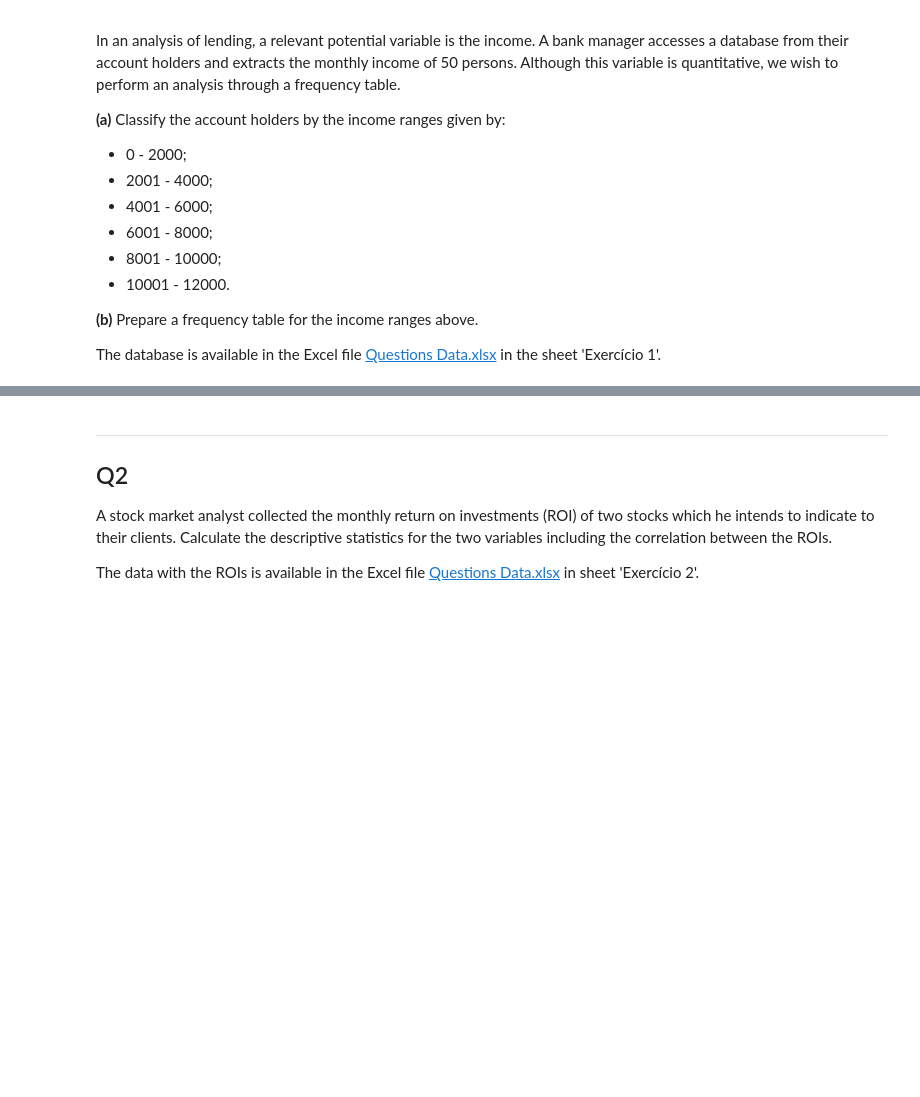
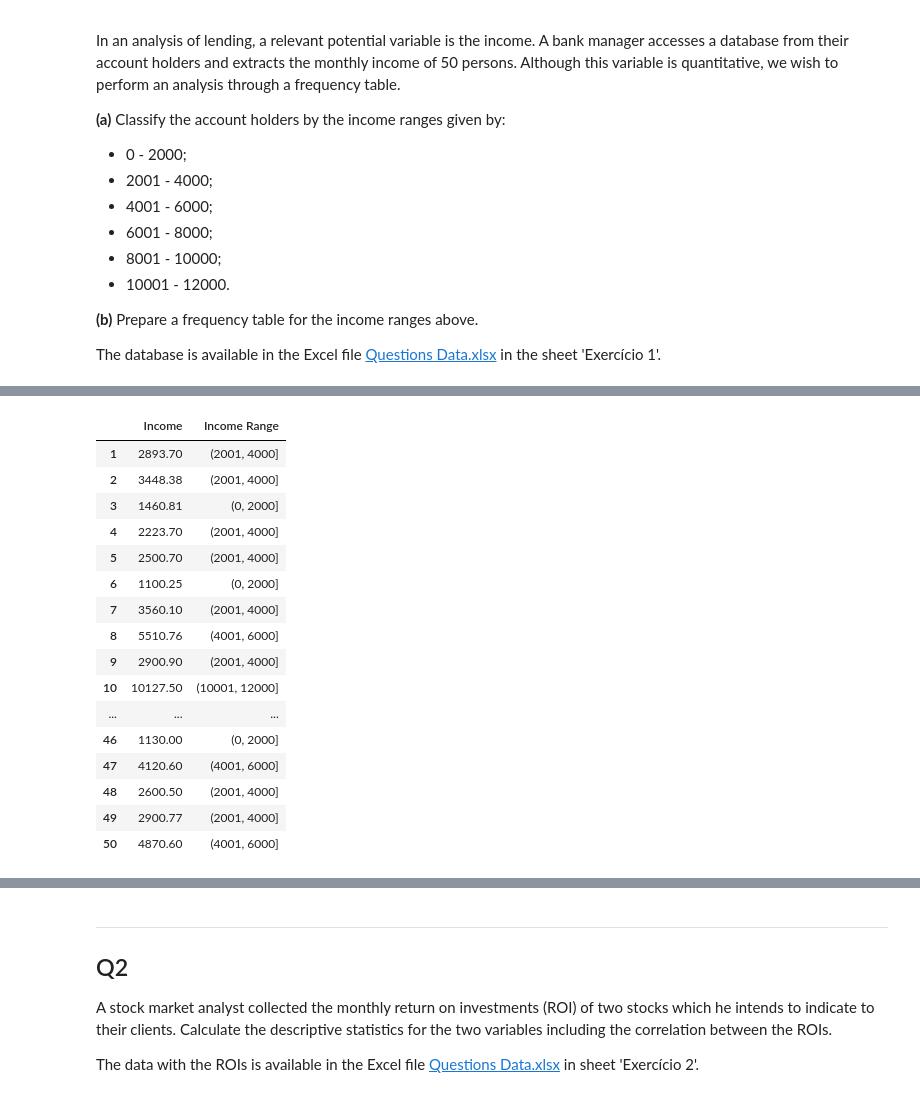
Before and after one commit to nicolaubruno/statistics, a Jupyter notebook: MBA Data Science/Fundamentals of Statistics/Exercise List/Python Solutions.ipynb, the cells around one changed output, grey strips where cells are left out. Drawn from its saved outputs; the diff is of its cells as text; code cells hidden in the pictures; blank space fills up the shorter version.

```diff
--- a/MBA Data Science/Fundamentals of Statistics/Exercise List/Python Solutions.ipynb
+++ b/MBA Data Science/Fundamentals of Statistics/Exercise List/Python Solutions.ipynb
@@ -79,0 +62,23 @@ freq_df
+# %%
+# Setting income ranges
+bins = [(0, 2000)] + [(v + 1, v + 2000) for v in range(2000, 12000, 2000)]
+df['Income Range'] = pd.cut(df.to_numpy().T[0], pd.IntervalIndex.from_tuples(bins))
+df
+# %% [output]
+|  | Income | Income Range |
+| 1 | 2893.70 | (2001, 4000] |
+| 2 | 3448.38 | (2001, 4000] |
+| 3 | 1460.81 | (0, 2000] |
+| 4 | 2223.70 | (2001, 4000] |
+| 5 | 2500.70 | (2001, 4000] |
+| 6 | 1100.25 | (0, 2000] |
+| 7 | 3560.10 | (2001, 4000] |
+| 8 | 5510.76 | (4001, 6000] |
+| 9 | 2900.90 | (2001, 4000] |
+| 10 | 10127.50 | (10001, 12000] |
+| ... | ... | ... |
+| 46 | 1130.00 | (0, 2000] |
+| 47 | 4120.60 | (4001, 6000] |
+| 48 | 2600.50 | (2001, 4000] |
+| 49 | 2900.77 | (2001, 4000] |
+| 50 | 4870.60 | (4001, 6000] |
```
Also changed, not shown: parts of 7 cells of this notebook.
